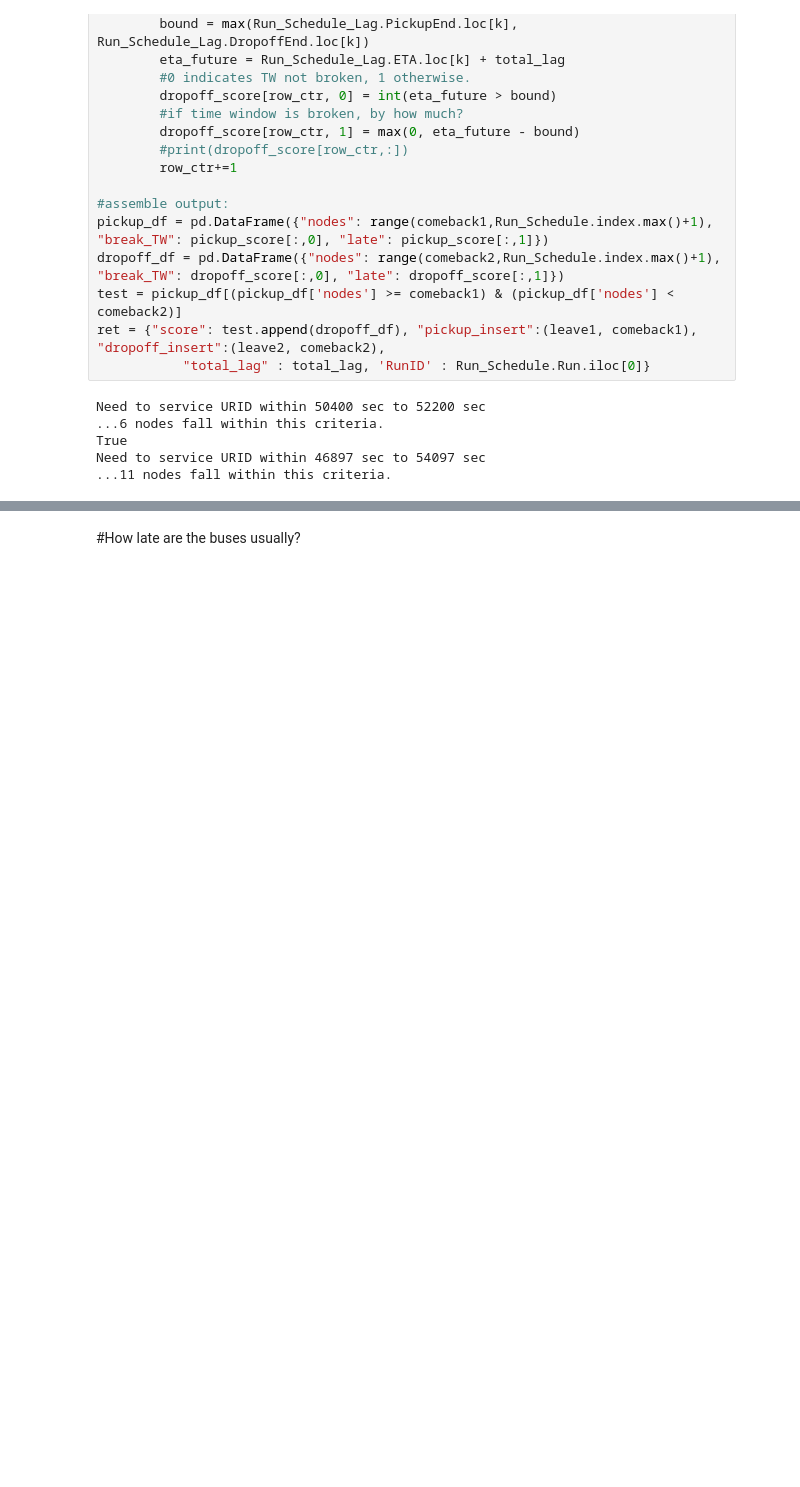
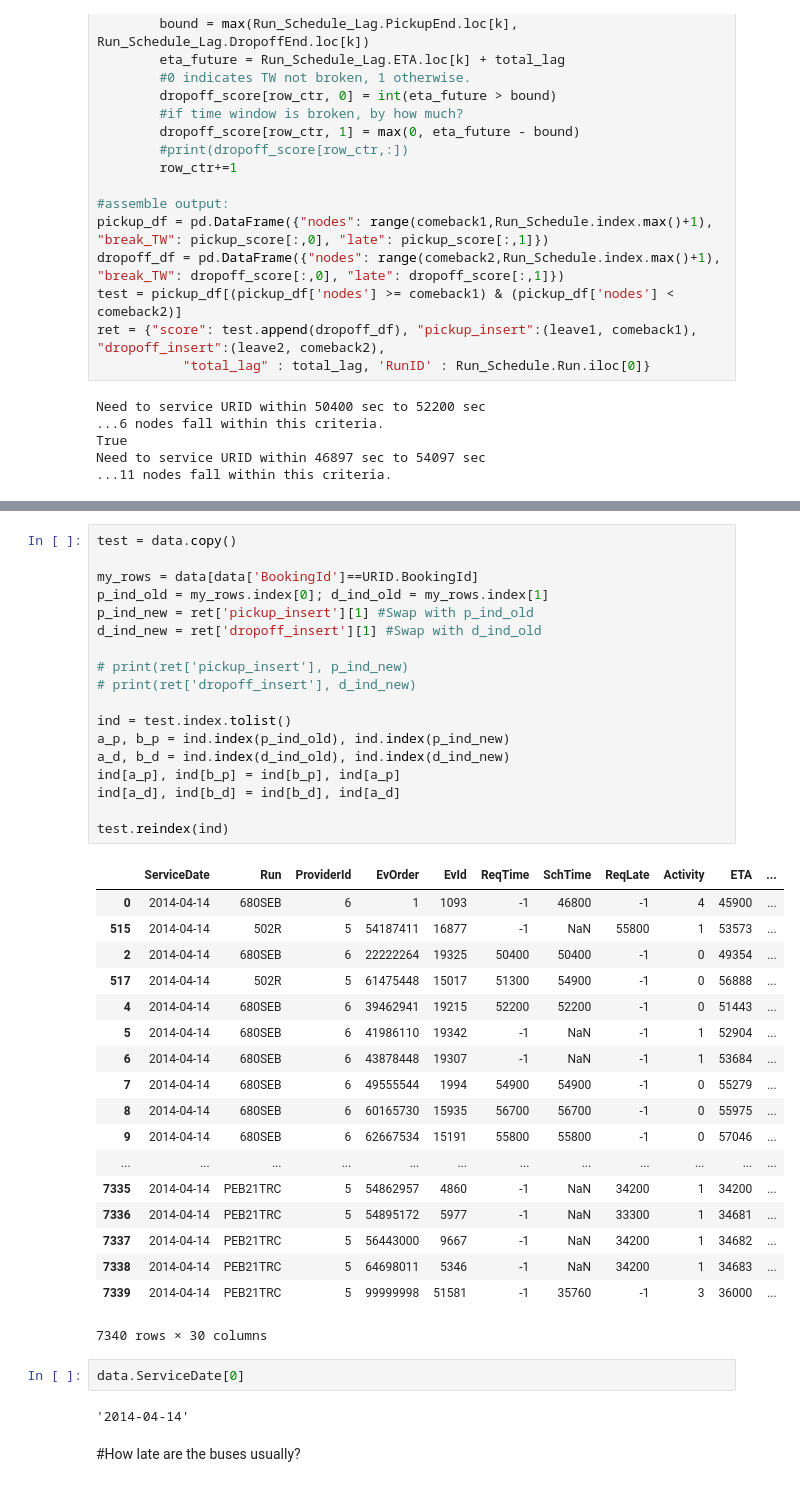
Before and after one commit to DSSG-paratransit/main_repo, a Jupyter notebook: Python_Scripts/get_buses_realtime.ipynb, the cells around one changed output, grey strips where cells are left out. Saved outputs shown, nothing was run; the diff lists cells and outputs as text; blank space fills up the shorter version.

```diff
--- a/Python_Scripts/get_buses_realtime.ipynb
+++ b/Python_Scripts/get_buses_realtime.ipynb
@@ -536,3 +547,44 @@ data.loc[ret['dropoff_insert'][0]:ret['dropoff_insert'][1]]
+# %%
+test = data.copy()
+
+my_rows = data[data['BookingId']==URID.BookingId]
+p_ind_old = my_rows.index[0]; d_ind_old = my_rows.index[1]
+p_ind_new = ret['pickup_insert'][1] #Swap with p_ind_old
+d_ind_new = ret['dropoff_insert'][1] #Swap with d_ind_old
+
+# print(ret['pickup_insert'], p_ind_new)
+# print(ret['dropoff_insert'], d_ind_new)
+
+ind = test.index.tolist()
+a_p, b_p = ind.index(p_ind_old), ind.index(p_ind_new)
+a_d, b_d = ind.index(d_ind_old), ind.index(d_ind_new)
+ind[a_p], ind[b_p] = ind[b_p], ind[a_p]
+ind[a_d], ind[b_d] = ind[b_d], ind[a_d]
+
+test.reindex(ind)
+# %% [output]
+|  | ServiceDate | Run | ProviderId | EvOrder | EvId | ReqTime | SchTime | ReqLate | Activity | ETA | ... |
+| 0 | 2014-04-14 | 680SEB | 6 | 1 | 1093 | -1 | 46800 | -1 | 4 | 45900 | ... |
+| 515 | 2014-04-14 | 502R | 5 | 54187411 | 16877 | -1 | NaN | 55800 | 1 | 53573 | ... |
+| 2 | 2014-04-14 | 680SEB | 6 | 22222264 | 19325 | 50400 | 50400 | -1 | 0 | 49354 | ... |
+| 517 | 2014-04-14 | 502R | 5 | 61475448 | 15017 | 51300 | 54900 | -1 | 0 | 56888 | ... |
+| 4 | 2014-04-14 | 680SEB | 6 | 39462941 | 19215 | 52200 | 52200 | -1 | 0 | 51443 | ... |
+| 5 | 2014-04-14 | 680SEB | 6 | 41986110 | 19342 | -1 | NaN | -1 | 1 | 52904 | ... |
+| 6 | 2014-04-14 | 680SEB | 6 | 43878448 | 19307 | -1 | NaN | -1 | 1 | 53684 | ... |
+| 7 | 2014-04-14 | 680SEB | 6 | 49555544 | 1994 | 54900 | 54900 | -1 | 0 | 55279 | ... |
+| 8 | 2014-04-14 | 680SEB | 6 | 60165730 | 15935 | 56700 | 56700 | -1 | 0 | 55975 | ... |
+| 9 | 2014-04-14 | 680SEB | 6 | 62667534 | 15191 | 55800 | 55800 | -1 | 0 | 57046 | ... |
+| ... | ... | ... | ... | ... | ... | ... | ... | ... | ... | ... | ... |
+| 7335 | 2014-04-14 | PEB21TRC | 5 | 54862957 | 4860 | -1 | NaN | 34200 | 1 | 34200 | ... |
+| 7336 | 2014-04-14 | PEB21TRC | 5 | 54895172 | 5977 | -1 | NaN | 33300 | 1 | 34681 | ... |
+| 7337 | 2014-04-14 | PEB21TRC | 5 | 56443000 | 9667 | -1 | NaN | 34200 | 1 | 34682 | ... |
+| 7338 | 2014-04-14 | PEB21TRC | 5 | 64698011 | 5346 | -1 | NaN | 34200 | 1 | 34683 | ... |
+| 7339 | 2014-04-14 | PEB21TRC | 5 | 99999998 | 51581 | -1 | 35760 | -1 | 3 | 36000 | ... |
+7340 rows × 30 columns
+# %%
+data.ServiceDate[0]
+# %% [output]
+'2014-04-14'
 # %% [markdown]
 #How late are the buses usually?
 # %%
```
Also changed, not shown: parts of 3 cells of this notebook, 3 other files.
